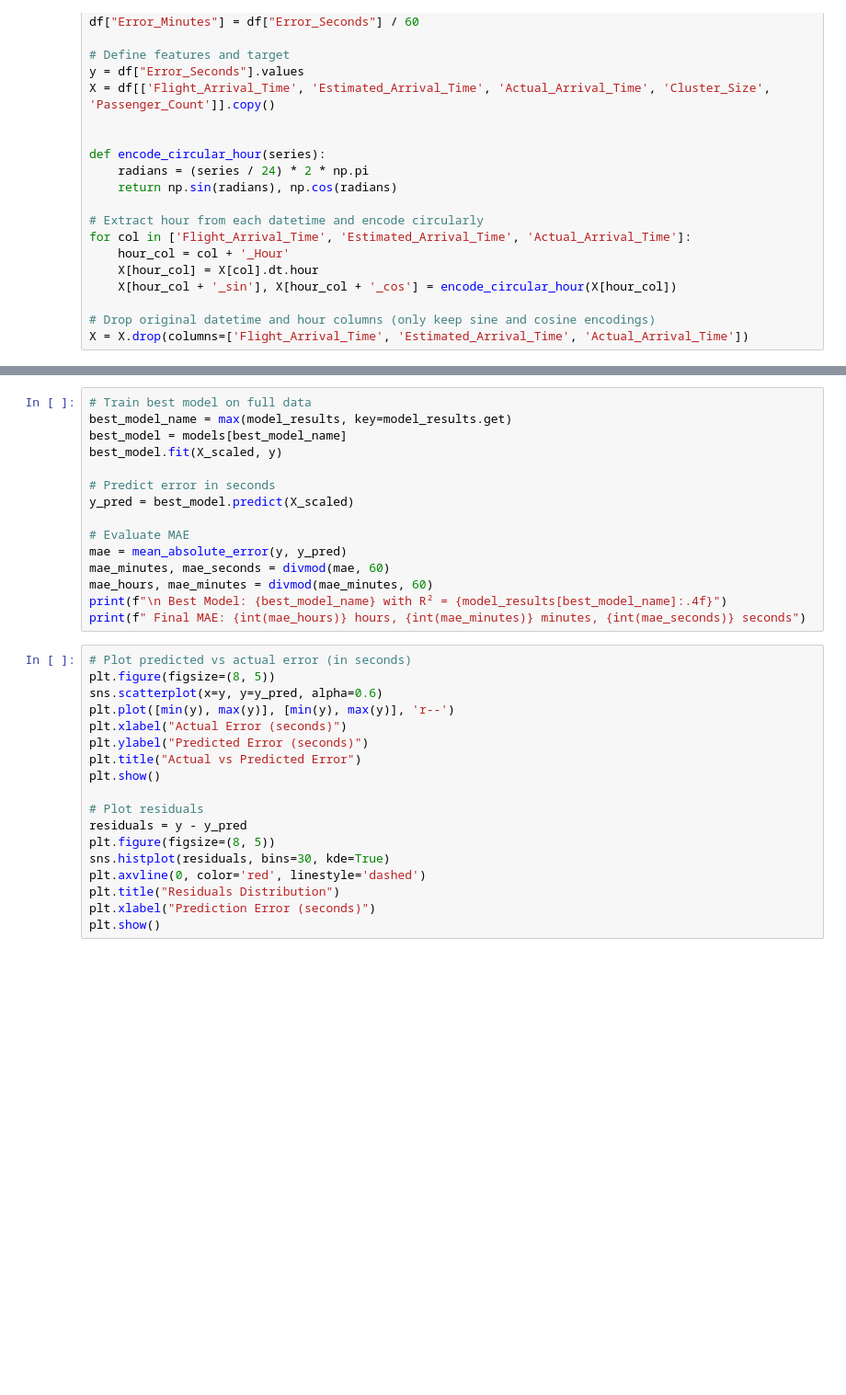
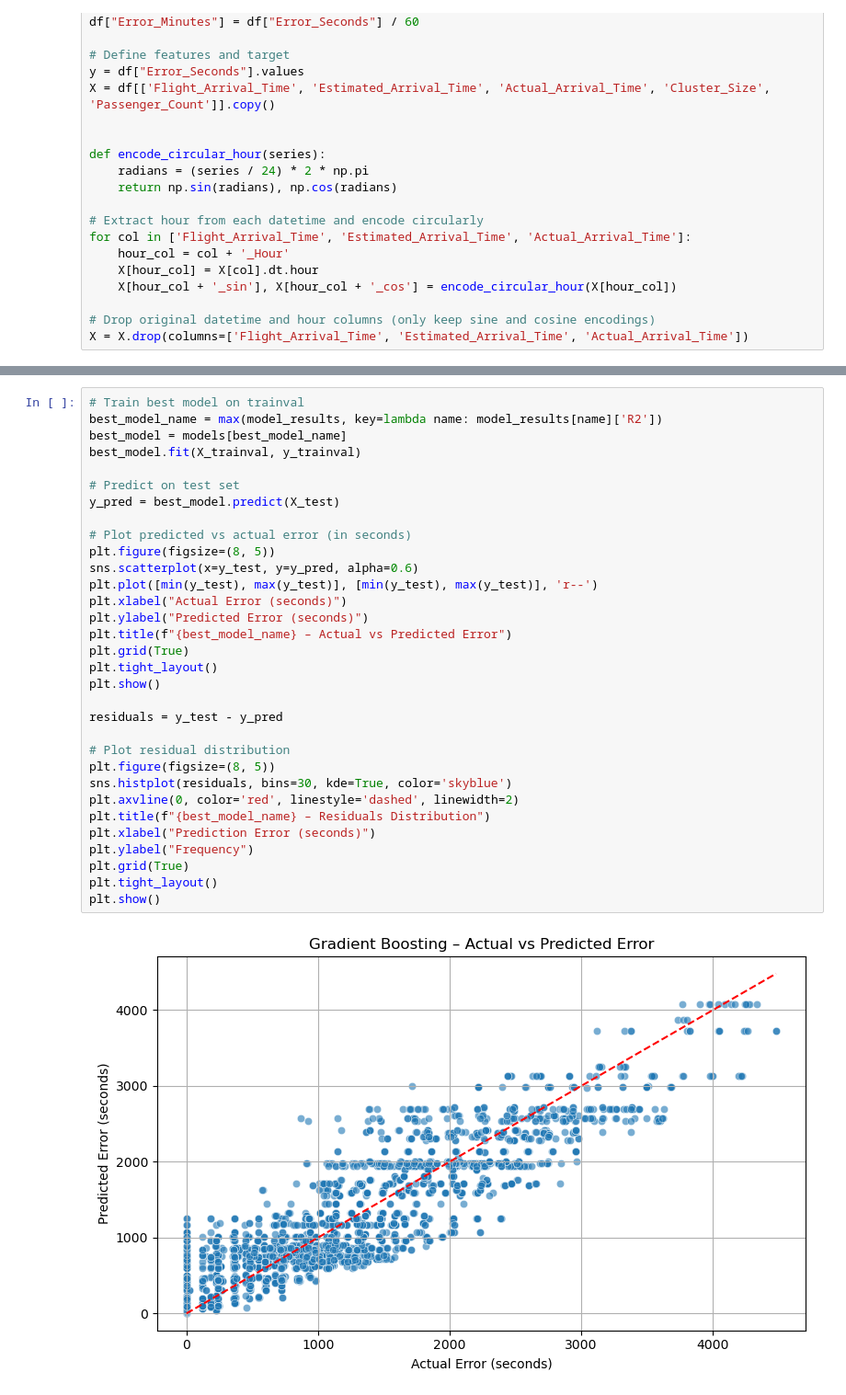
Before and after one commit to layalalt/Trackage, a Jupyter notebook: Final_MachineLearning.ipynb, the cells around one changed output, grey strips where cells are left out. Shown at 92% size. Cells and saved outputs as stored; diff of their text form; blank space fills up the shorter version.

```diff
--- a/Final_MachineLearning.ipynb
+++ b/Final_MachineLearning.ipynb
@@ -122,33 +129,34 @@ plt.show()
-# %%
-# Train best model on full data
-best_model_name = max(model_results, key=model_results.get)
-best_model = models[best_model_name]
-best_model.fit(X_scaled, y)
-
-# Predict error in seconds
-y_pred = best_model.predict(X_scaled)
-
-# Evaluate MAE
-mae = mean_absolute_error(y, y_pred)
-mae_minutes, mae_seconds = divmod(mae, 60)
-mae_hours, mae_minutes = divmod(mae_minutes, 60)
-print(f"\n Best Model: {best_model_name} with R² = {model_results[best_model_name]:.4f}")
-print(f" Final MAE: {int(mae_hours)} hours, {int(mae_minutes)} minutes, {int(mae_seconds)} seconds")
 # %%
+# Train best model on trainval
+best_model_name = max(model_results, key=lambda name: model_results[name]['R2'])
+best_model = models[best_model_name]
+best_model.fit(X_trainval, y_trainval)
+
+# Predict on test set
+y_pred = best_model.predict(X_test)
+
 # Plot predicted vs actual error (in seconds)
 plt.figure(figsize=(8, 5))
-sns.scatterplot(x=y, y=y_pred, alpha=0.6)
-plt.plot([min(y), max(y)], [min(y), max(y)], 'r--')
+sns.scatterplot(x=y_test, y=y_pred, alpha=0.6)
+plt.plot([min(y_test), max(y_test)], [min(y_test), max(y_test)], 'r--')
 plt.xlabel("Actual Error (seconds)")
 plt.ylabel("Predicted Error (seconds)")
-plt.title("Actual vs Predicted Error")
+plt.title(f"{best_model_name} – Actual vs Predicted Error")
+plt.grid(True)
+plt.tight_layout()
 plt.show()
 
-# Plot residuals
-residuals = y - y_pred
+residuals = y_test - y_pred
+
+# Plot residual distribution
 plt.figure(figsize=(8, 5))
-sns.histplot(residuals, bins=30, kde=True)
-plt.axvline(0, color='red', linestyle='dashed')
-plt.title("Residuals Distribution")
+sns.histplot(residuals, bins=30, kde=True, color='skyblue')
+plt.axvline(0, color='red', linestyle='dashed', linewidth=2)
+plt.title(f"{best_model_name} – Residuals Distribution")
 plt.xlabel("Prediction Error (seconds)")
+plt.ylabel("Frequency")
+plt.grid(True)
+plt.tight_layout()
 plt.show()
+# %% [output]
+[figure, added]
```
Also changed, not shown: parts of 3 cells of this notebook.
